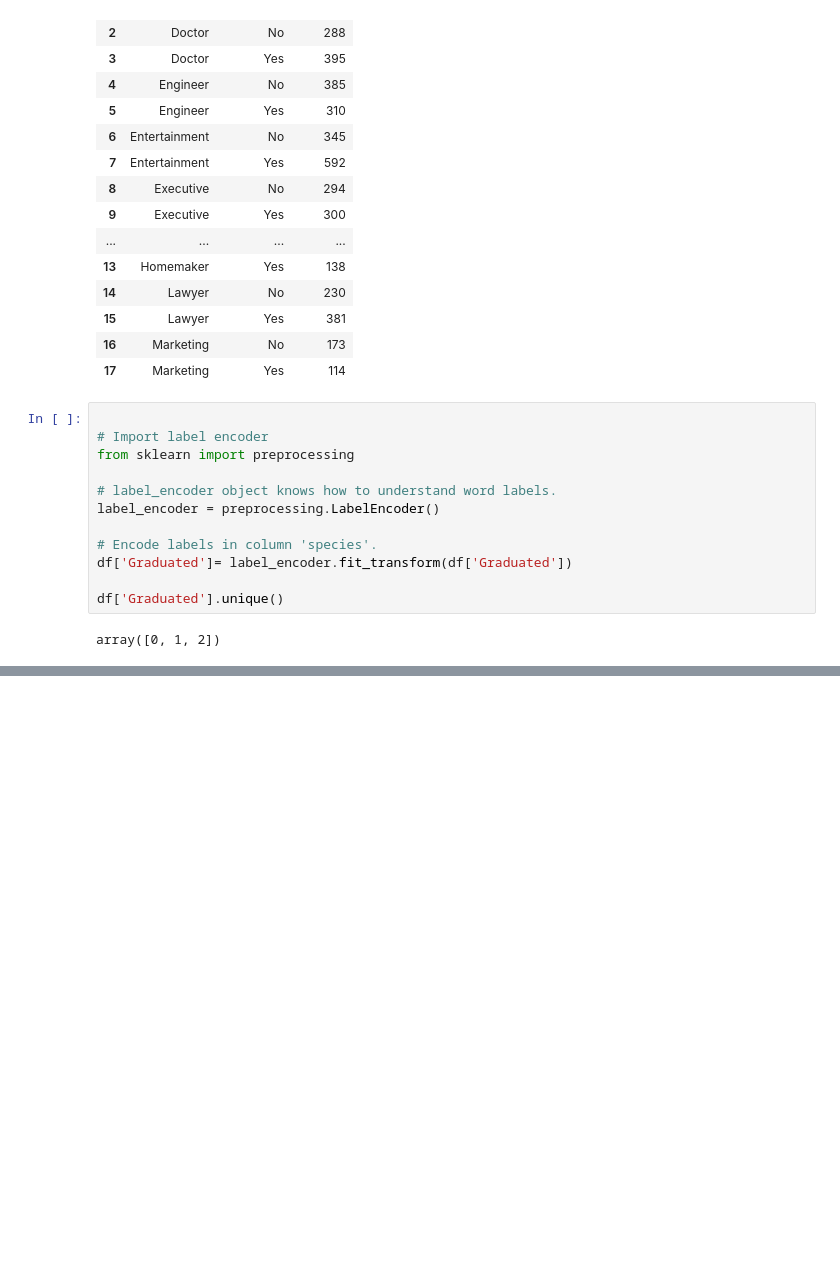
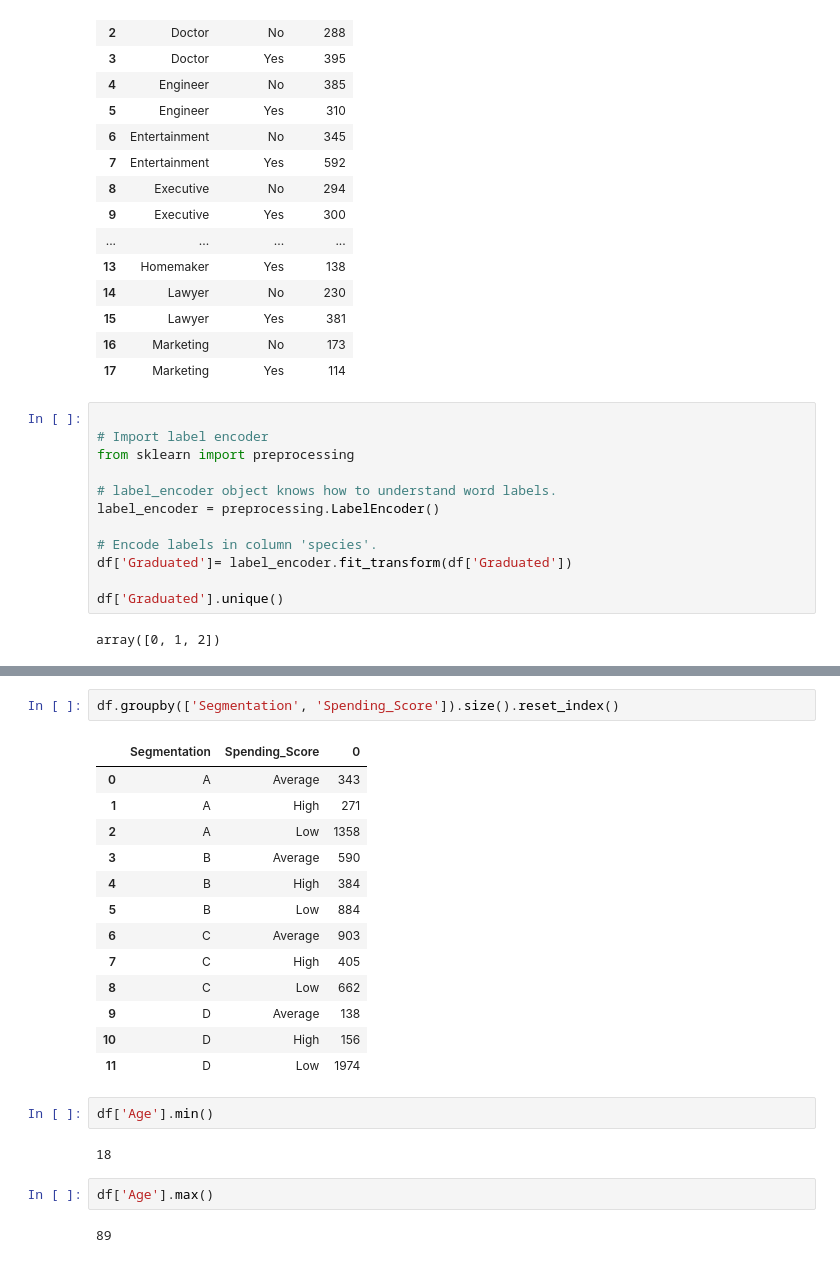
Before and after one commit to Misudhari/Market-Segmentation, a Jupyter notebook: Market_Segmentation_EDA.ipynb, the cells around one changed output, grey strips where cells are left out. Cells and saved outputs as stored; diff of their text form; blank space fills up the shorter version.

```diff
--- a/Market_Segmentation_EDA.ipynb
+++ b/Market_Segmentation_EDA.ipynb
@@ -295,3 +295,27 @@ sns.barplot(x="Profession", y ='Graduated', data = df)
 # %% [output]
 <matplotlib.axes._subplots.AxesSubplot at 0x...>
 [figure]
+# %%
+df.groupby(['Segmentation', 'Spending_Score']).size().reset_index()
+# %% [output]
+|  | Segmentation | Spending_Score | 0 |
+| 0 | A | Average | 343 |
+| 1 | A | High | 271 |
+| 2 | A | Low | 1358 |
+| 3 | B | Average | 590 |
+| 4 | B | High | 384 |
+| 5 | B | Low | 884 |
+| 6 | C | Average | 903 |
+| 7 | C | High | 405 |
+| 8 | C | Low | 662 |
+| 9 | D | Average | 138 |
+| 10 | D | High | 156 |
+| 11 | D | Low | 1974 |
+# %%
+df['Age'].min()
+# %% [output]
+18
+# %%
+df['Age'].max()
+# %% [output]
+89
```
Also changed, not shown: parts of 4 cells of this notebook.
